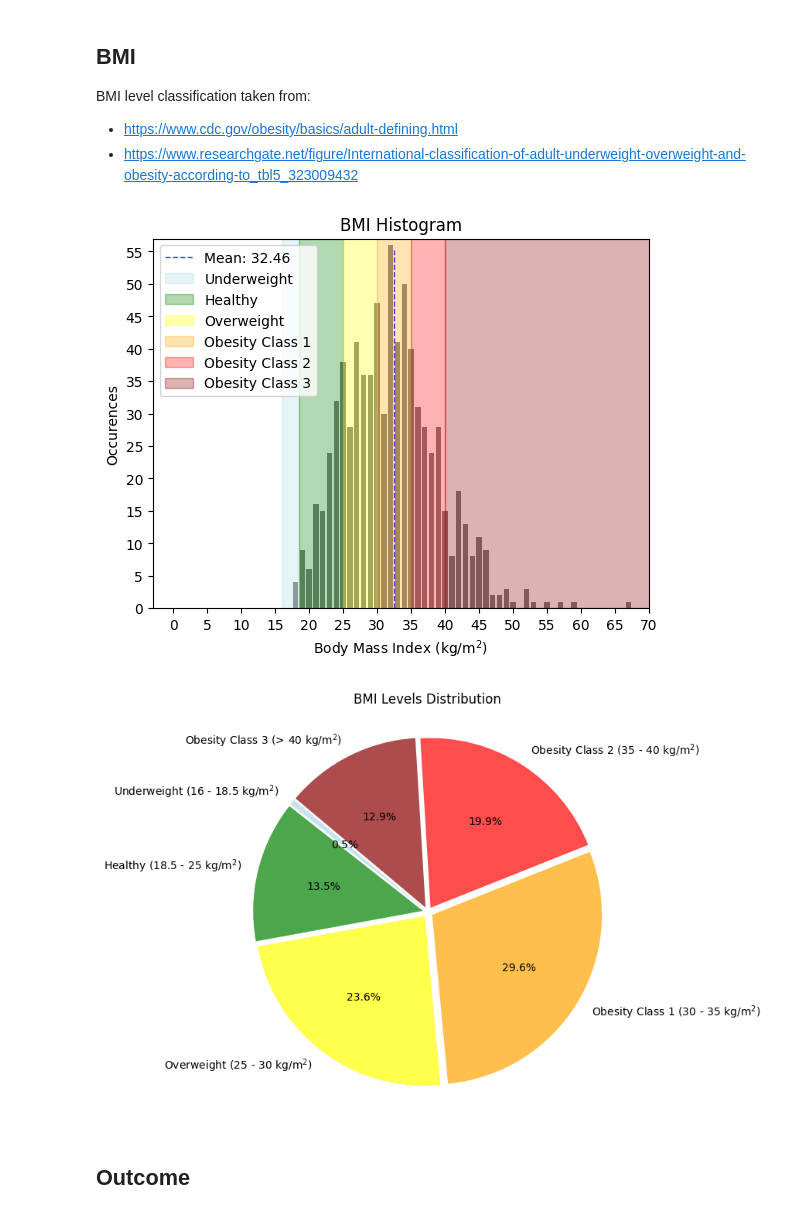
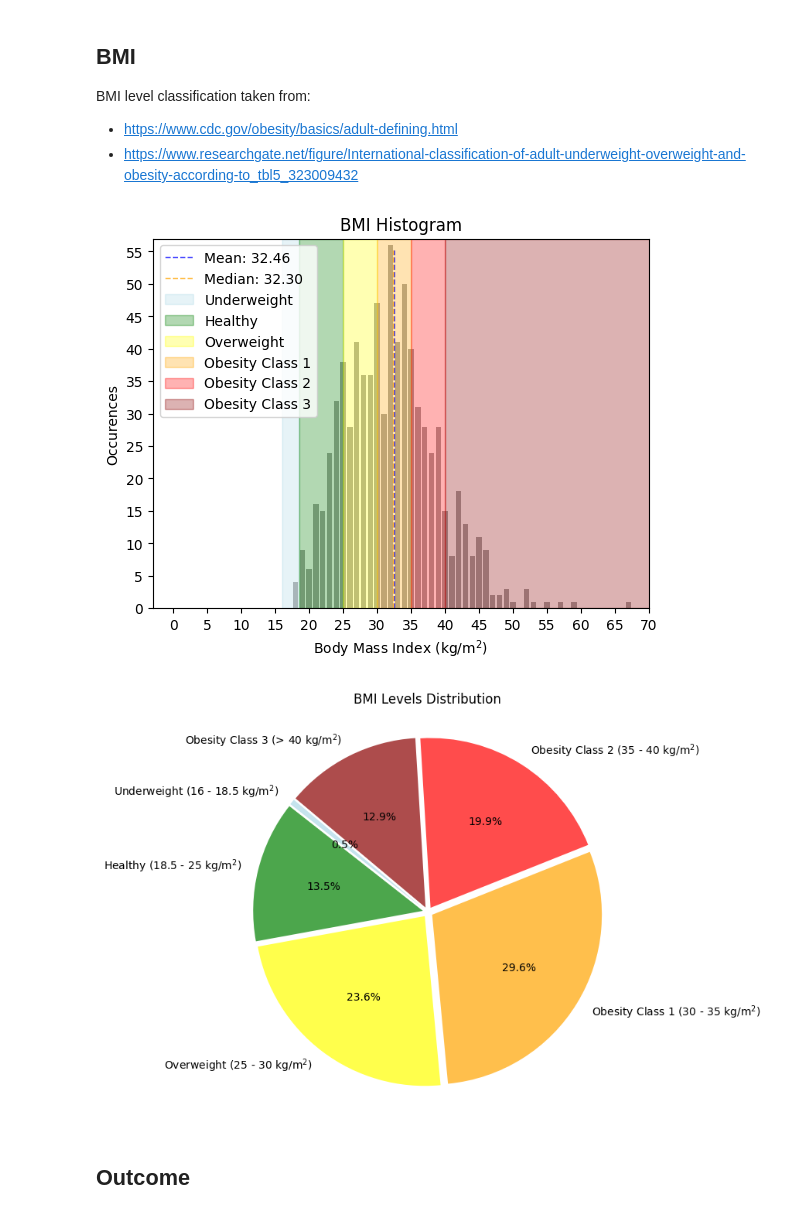
Before and after one commit to Bluxen/DA-Project1, a Jupyter notebook: 13_diabetes_prediction.ipynb, the cells around one changed output. Saved outputs shown, nothing was run; the diff lists cells and outputs as text; code cells hidden in the pictures.

```diff
--- a/13_diabetes_prediction.ipynb
+++ b/13_diabetes_prediction.ipynb
@@ -305,6 +337,7 @@ max_bmi = diabetes_filtered_bmi['BMI'].max()
 
 # calculate average BMI
 average_bmi = diabetes_filtered_bmi['BMI'].mean()
+median_bmi = diabetes_filtered_bmi['BMI'].median()
 
 # define BMI levels
 underweight_lower_bound = 16
@@ -320,7 +353,7 @@ obesity_class2_upper_bound = 40
 obesity_class3_lower_bound = 40
 
 # show histogram of BMI
-counts, bins, patches = plt.hist(diabetes_filtered_bmi['BMI'], bins=range(0, int(max_bmi) + 2), align='left', rwidth=0.8, color='gray')
+counts, bins, patches = plt.hist(diabetes_filtered_bmi['BMI'], bins=range(0, int(max_bmi) + 2), align='left', rwidth=0.8, color='gray', alpha=0.7)
 plt.xticks(range(0, int(max_bmi) + 5, 5))
 plt.xlim([0 - 3, int(max_bmi) + 3])
 plt.ylim([0, counts.max() + 1])
@@ -329,6 +362,9 @@ plt.locator_params(axis='y', nbins=20)
 # show mean on histogram
 plt.vlines(average_bmi, 0, plt.ylim()[1] * 0.97, colors='blue', linestyles='dashed', linewidth=1, alpha=0.7)
 
+# show median on histogram
+plt.vlines(median_bmi, 0, plt.ylim()[1] * 0.97, colors='orange', linestyles='dashed', linewidth=1, alpha=0.7)
+
 # show the ranges on the histogram
 plt.fill_betweenx([0, plt.ylim()[1]], underweight_lower_bound, underweight_upper_bound, color='lightblue', alpha=0.3)
 plt.fill_betweenx([0, plt.ylim()[1]], healthy_lower_bound, healthy_upper_bound, color='green', alpha=0.3)
@@ -336,38 +372,38 @@ plt.fill_betweenx([0, plt.ylim()[1]], overweight_lower_bound, overweight_upper_b
 plt.fill_betweenx([0, plt.ylim()[1]], obesity_class1_lower_bound, obesity_class1_upper_bound, color='orange', alpha=0.3)
 plt.fill_betweenx([0, plt.ylim()[1]], obesity_class2_lower_bound, obesity_class2_upper_bound, color='red', alpha=0.3)
 plt.fill_betweenx([0, plt.ylim()[1]], obesity_class3_lower_bound, 100, color='darkred', alpha=0.3)
-plt.legend(['Mean: ' + "{:.2f}".format(average_bmi), 'Underweight', 'Healthy', 'Overweight', 'Obesity Class 1', 'Obesity Class 2', 'Obesity Class 3'], loc='upper left')
+plt.legend(['Mean: ' + "{:.2f}".format(average_bmi), 'Median: ' + "{:.2f}".format(median_bmi), 'Underweight', 'Healthy', 'Overweight', 'Obesity Class 1', 'Obesity Class 2', 'Obesity Class 3'], loc='upper left')
 
 plt.title('BMI Histogram')
 plt.xlabel('Body Mass Index (kg/m$^2$)')
 plt.ylabel('Occurences')
 plt.show()
 
 # count the number of people in each BMI level
 underweight = len(diabetes_filtered_bmi[diabetes_filtered_bmi['BMI'] < underweight_upper_bound])
 healthy = len(diabetes_filtered_bmi[(diabetes_filtered_bmi['BMI'] >= underweight_upper_bound) & (diabetes_filtered_bmi['BMI'] < healthy_upper_bound)])
 overweight = len(diabetes_filtered_bmi[(diabetes_filtered_bmi['BMI'] >= healthy_upper_bound) & (diabetes_filtered_bmi['BMI'] < overweight_upper_bound)])
 obesity_class1 = len(diabetes_filtered_bmi[(diabetes_filtered_bmi['BMI'] >= overweight_upper_bound) & (diabetes_filtered_bmi['BMI'] < obesity_class1_upper_bound)])
 obesity_class2 = len(diabetes_filtered_bmi[(diabetes_filtered_bmi['BMI'] >= obesity_class1_upper_bound) & (diabetes_filtered_bmi['BMI'] < obesity_class2_upper_bound)])
 obesity_class3 = len(diabetes_filtered_bmi[diabetes_filtered_bmi['BMI'] >= obesity_class2_upper_bound])
 
 # BMI pie chart
 labels = ['Underweight ({} - {} kg/m$^2$)'.format(16, underweight_upper_bound),
           'Healthy ({} - {} kg/m$^2$)'.format(healthy_lower_bound, healthy_upper_bound),
           'Overweight ({} - {} kg/m$^2$)'.format(overweight_lower_bound, overweight_upper_bound),
           'Obesity Class 1 ({} - {} kg/m$^2$)'.format(obesity_class1_lower_bound, obesity_class1_upper_bound),
           'Obesity Class 2 ({} - {} kg/m$^2$)'.format(obesity_class2_lower_bound, obesity_class2_upper_bound),
           'Obesity Class 3 (> {} kg/m$^2$)'.format(obesity_class3_lower_bound)]
 sizes = [underweight, healthy, overweight, obesity_class1, obesity_class2, obesity_class3]
 colors = [mcolors.to_rgba('lightblue', alpha=0.7), mcolors.to_rgba('green', alpha=0.7), mcolors.to_rgba('yellow', alpha=0.7), mcolors.to_rgba('orange', alpha=0.7), mcolors.to_rgba('red', alpha=0.7), mcolors.to_rgba('darkred', alpha=0.7)]
 explode = (0.03, 0.03, 0.03, 0.03, 0.03, 0.03)
 plt.pie(sizes, explode=explode, labels=labels, colors=colors, autopct='%1.1f%%', startangle=140)
 plt.axis('equal')
 plt.title('BMI Levels Distribution')
 plt.subplots_adjust(top=1.2)
 plt.show()
 # %% [output]
-[figure, old version]
+[figure, new version]
 [figure]
 # %% [markdown]
 ## Outcome
```
Also changed, not shown: parts of 25 cells of this notebook.
